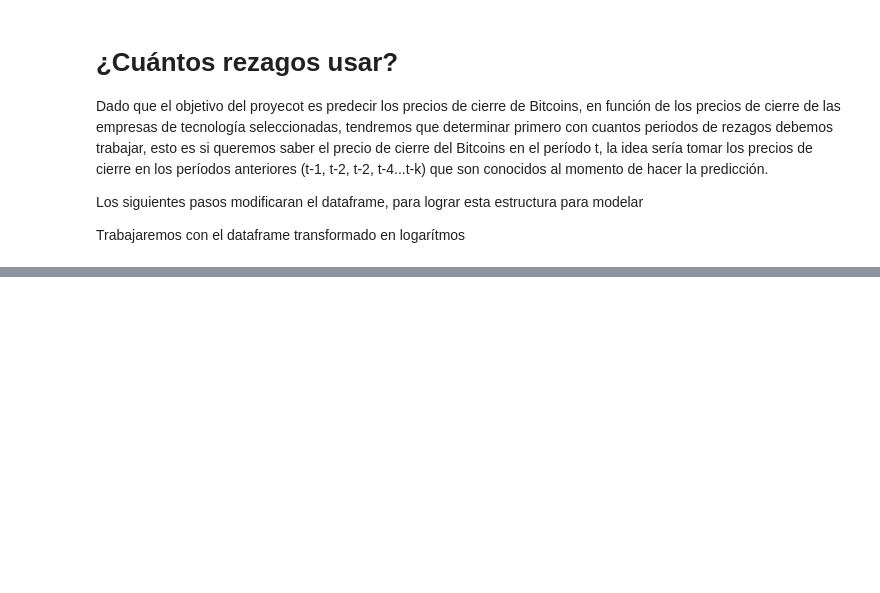
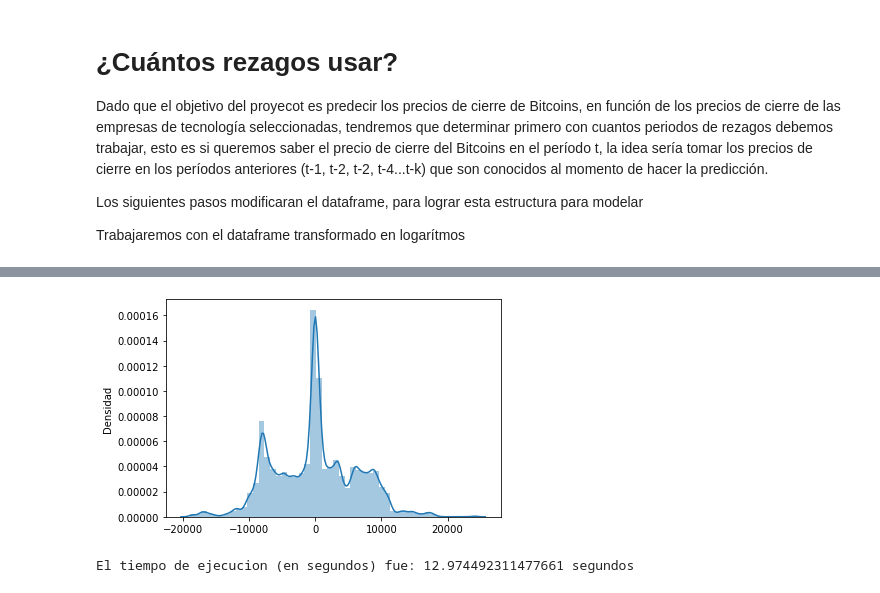
Before and after one commit to SergioDevAlcalde/tfmTelefonica, a Jupyter notebook: script01_LecturaDatosDescriptivosBasicos.ipynb, the cells around one changed output, grey strips where cells are left out. Drawn from its saved outputs; the diff is of its cells as text; code cells hidden in the pictures; blank space fills up the shorter version.

```diff
--- a/script01_LecturaDatosDescriptivosBasicos.ipynb
+++ b/script01_LecturaDatosDescriptivosBasicos.ipynb
@@ -946,0 +725,16 @@ plt.show()
+# %%
+import seaborn as sns
+
+sns.distplot((realBitcoinTest - precidccionesBitcoinTest), bins = 50)
+plt.ylabel("Densidad")
+plt.show()
+# %% [output]
+[figure, added]
+# %%
+fin = time()
+
+duracion_ejecucion_script = fin - inicio
+
+print('El tiempo de ejecucion (en segundos) fue:',duracion_ejecucion_script,'segundos') #En segundos
+# %% [output]
+El tiempo de ejecucion (en segundos) fue: 12.974492311477661 segundos
```
Also changed, not shown: parts of 34 cells of this notebook.
